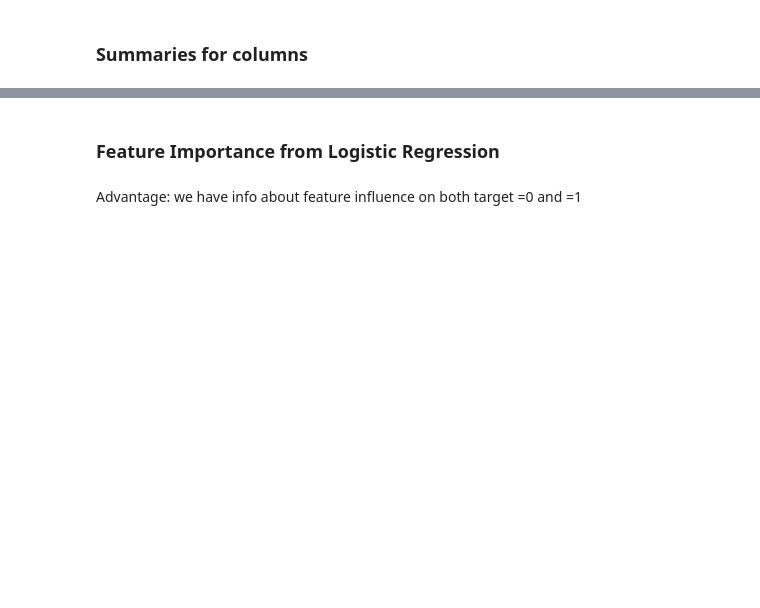
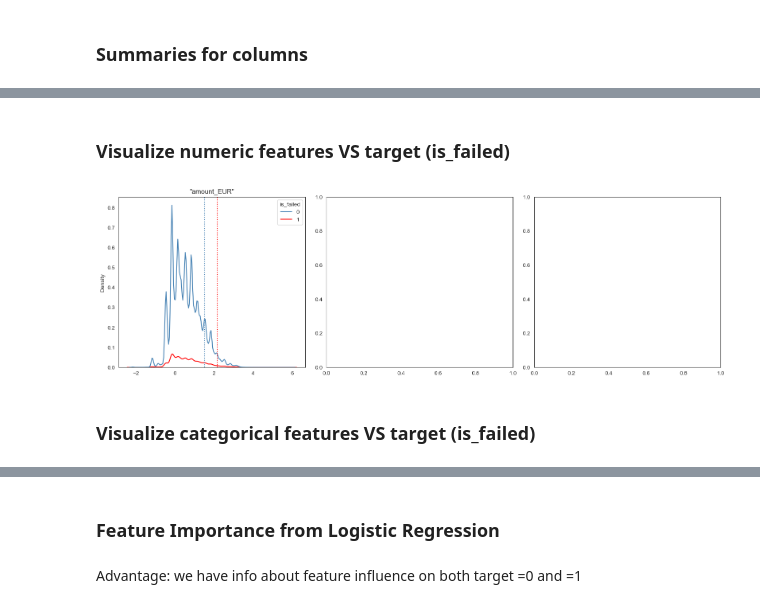
Before and after one commit to ankristov/ml_projects, a Jupyter notebook: Reasons of Failed Transactions (python, Tableau)/notebook.ipynb, the cells around one changed output, grey strips where cells are left out. Drawn from its saved outputs; the diff is of its cells as text; code cells hidden in the pictures; blank space fills up the shorter version.

```diff
--- a/Reasons of Failed Transactions (python, Tableau)/notebook.ipynb
+++ b/Reasons of Failed Transactions (python, Tableau)/notebook.ipynb
@@ -175,22 +190,2 @@ amount_in_currency
 # %% [markdown]
 ### Summaries for columns
-# %%
-pd.set_option('display.max_rows', None)
-pd.set_option('display.max_columns', None)
-pd.set_option('display.max_colwidth', None)
-
-col_include = ['amount_bin', 'amount_bin_n', 'api_version', 'connectivity_type',
-       'created_at_year', 'created_at_year_labels', 'currency',
-       'failure_stage', 'is_failed', 'vertical']
-df_summary = pd.DataFrame({
-    'Type': df.dtypes,
-    'Count': df.count(),
-    'Count NA': df.isna().sum(),
-    'Count Unique': df.nunique(),
-    'Unique Values (Categorical)': [
-        ', '.join(map(str, df[col].unique())) if df[col].dtype == 'object' and col not in ['id', 'bank_id', 'customer_id', 'country_id'] and col in col_include else None
-        for col in df.columns
-    ]
-}, index=df.columns).sort_index()
-#df_summary[df_summary['Unique Count']<10].index
-df_summary
@@ -278,0 +290,29 @@ Name: is_failed, dtype: float64
+# %% [markdown]
+### Visualize numeric features VS target (is_failed)
+# %%
+ncols = 3
+nplots = len(columns_num)
+nrows = (nplots // ncols)
+fig, axes = plt.subplots(figsize=(16, nrows*5), ncols=ncols, nrows=nrows)
+cols_vis = ['amount_EUR']
+for i, (col, ax) in enumerate(zip(cols_vis, axes.ravel())):
+    #print(col)
+    df_vis = df_encoded[[col, 'is_failed']]
+    sns.kdeplot(x=np.log10(df_vis[col]), hue='is_failed', data=df_vis, ax=ax, palette={0: 'steelblue', 1: 'red'})
+    #sns.boxplot(y=np.log10(df_vis[col]), hue='is_failed', data=df_vis, ax=ax, palette={0: 'steelblue', 1: 'red'})
+    mean_0 = df_vis[df_vis['is_failed'] == 0][col].mean(skipna=True)
+    mean_1 = df_vis[df_vis['is_failed'] == 1][col].mean(skipna=True)
+    ax.axvline(x=np.log10(mean_0), color='steelblue', ls=':')
+    ax.axvline(x=np.log10(mean_1), color='red', ls=':')
+    ax.set_title(f'"{col}"')
+    ax.set_xlabel('')
+    # if i == 7:
+    #     break
+
+
+plt.tight_layout()
+plt.show()
+# %% [output]
+[figure, added]
+# %% [markdown]
+### Visualize categorical features VS target (is_failed)
```
Also changed, not shown: parts of 22 cells of this notebook, 3 other files.
